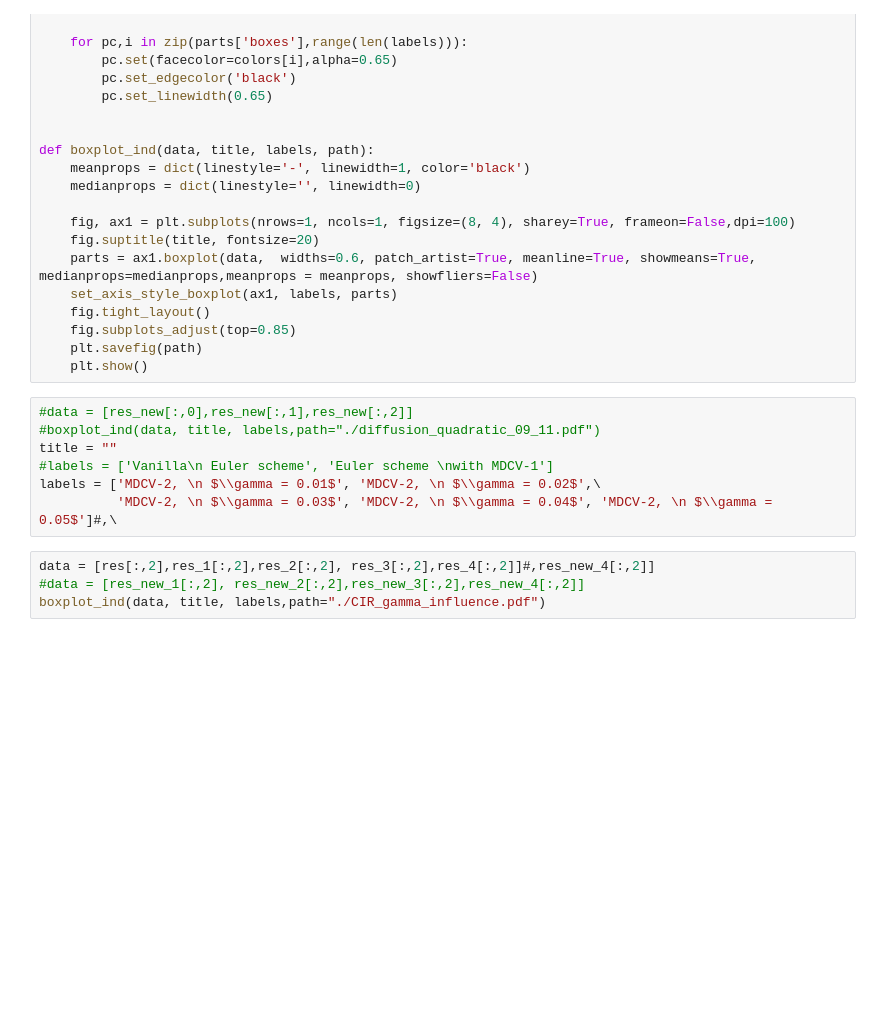
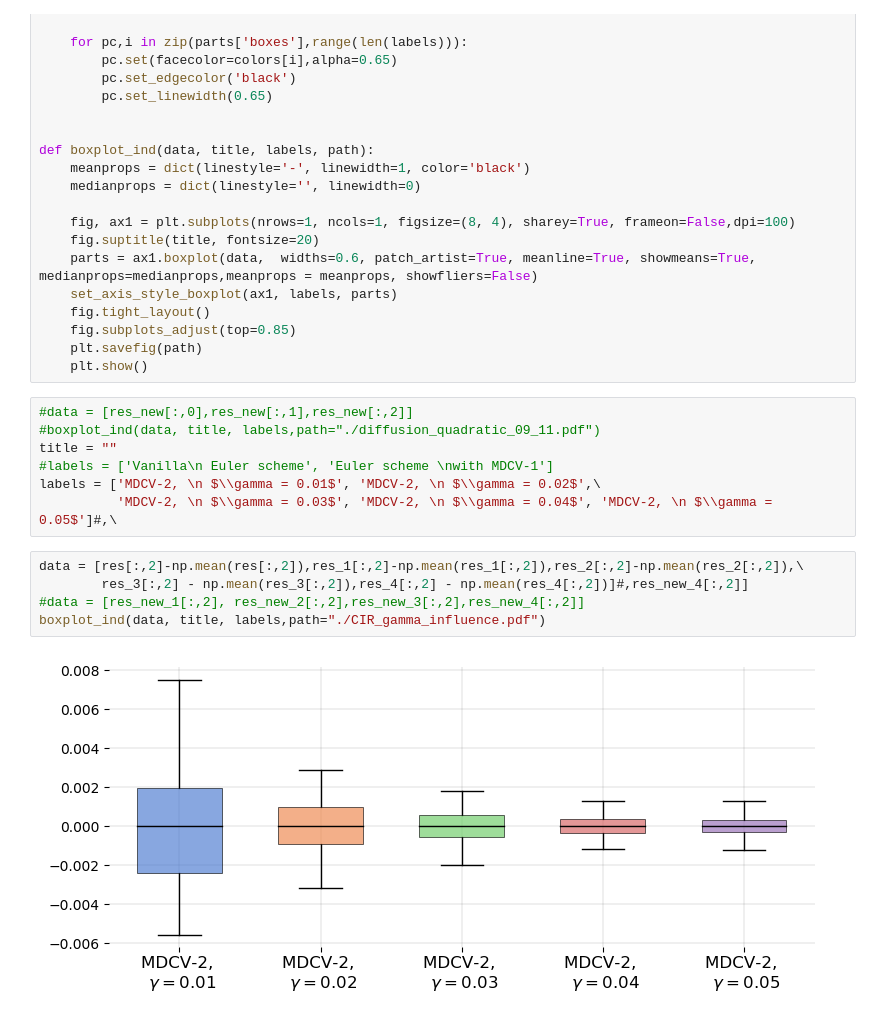
Before and after one commit to svsamsonov/VR-MCMC, a Jupyter notebook: Code/Cox_Ross_discretized_gamma_influence.ipynb, the cells around one changed output. Drawn from its saved outputs; the diff is of its cells as text; blank space fills up the shorter version.

```diff
--- a/Code/Cox_Ross_discretized_gamma_influence.ipynb
+++ b/Code/Cox_Ross_discretized_gamma_influence.ipynb
@@ -338,6 +430,9 @@ title = ""
 labels = ['MDCV-2, \n $\\gamma = 0.01$', 'MDCV-2, \n $\\gamma = 0.02$',\
           'MDCV-2, \n $\\gamma = 0.03$', 'MDCV-2, \n $\\gamma = 0.04$', 'MDCV-2, \n $\\gamma = 0.05$']#,\
 # %%
-data = [res[:,2],res_1[:,2],res_2[:,2], res_3[:,2],res_4[:,2]]#,res_new_4[:,2]]
+data = [res[:,2]-np.mean(res[:,2]),res_1[:,2]-np.mean(res_1[:,2]),res_2[:,2]-np.mean(res_2[:,2]),\
+        res_3[:,2] - np.mean(res_3[:,2]),res_4[:,2] - np.mean(res_4[:,2])]#,res_new_4[:,2]]
 #data = [res_new_1[:,2], res_new_2[:,2],res_new_3[:,2],res_new_4[:,2]]
 boxplot_ind(data, title, labels,path="./CIR_gamma_influence.pdf")
+# %% [output]
+[figure, added]
```
Also changed, not shown: parts of 7 cells of this notebook, 1 other file.
